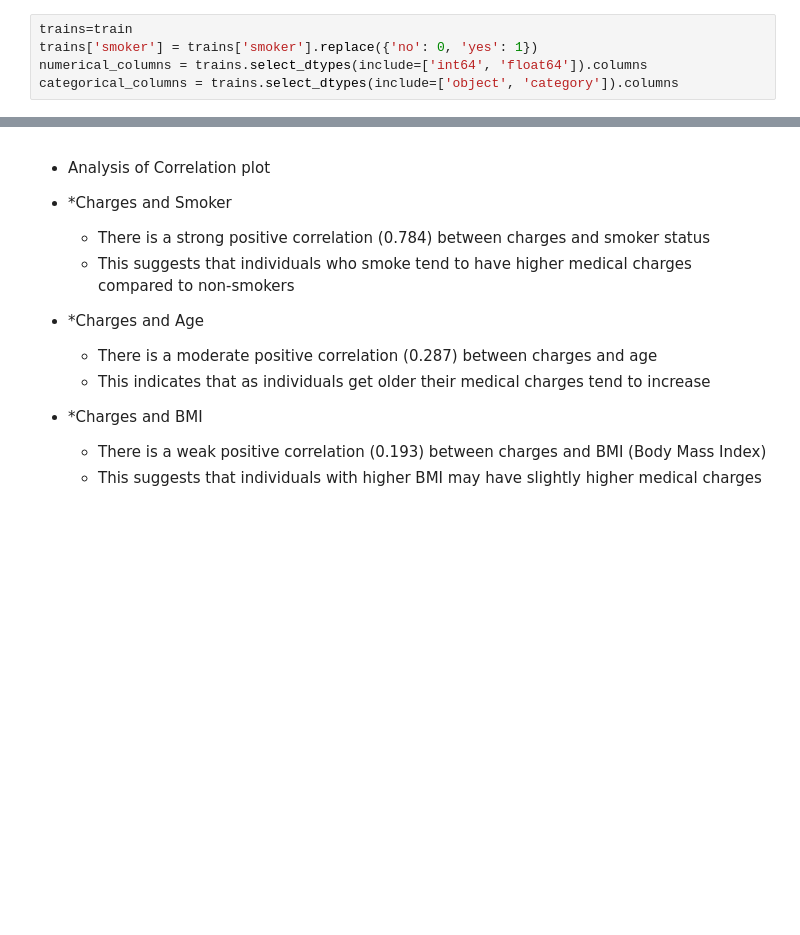
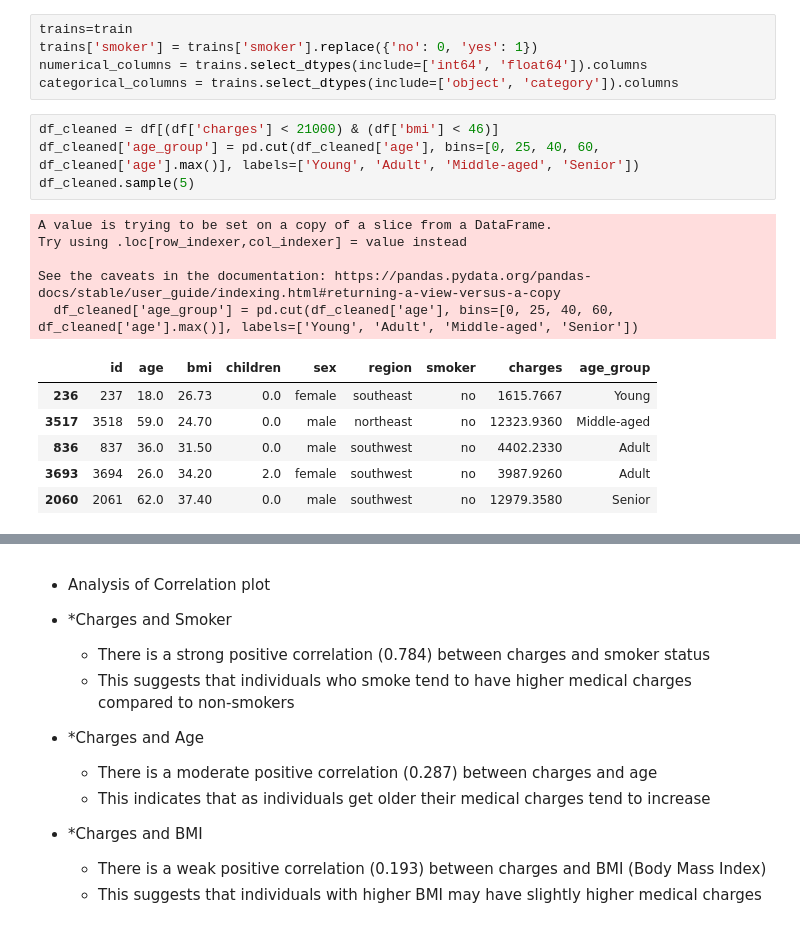
Before and after one commit to ilakiya-17/Python_Project, a Jupyter notebook: python_project.ipynb, the cells around one changed output, grey strips where cells are left out. Drawn from its saved outputs; the diff is of its cells as text; blank space fills up the shorter version.

```diff
--- a/python_project.ipynb
+++ b/python_project.ipynb
@@ -274,6 +292,22 @@ trains=train
 trains['smoker'] = trains['smoker'].replace({'no': 0, 'yes': 1})
 numerical_columns = trains.select_dtypes(include=['int64', 'float64']).columns
 categorical_columns = trains.select_dtypes(include=['object', 'category']).columns
+# %%
+df_cleaned = df[(df['charges'] < 21000) & (df['bmi'] < 46)]
+df_cleaned['age_group'] = pd.cut(df_cleaned['age'], bins=[0, 25, 40, 60, df_cleaned['age'].max()], labels=['Young', 'Adult', 'Middle-aged', 'Senior'])
+df_cleaned.sample(5)
+# %% [output]
+A value is trying to be set on a copy of a slice from a DataFrame.
+Try using .loc[row_indexer,col_indexer] = value instead
+
+See the caveats in the documentation: https://pandas.pydata.org/pandas-docs/stable/user_guide/indexing.html#returning-a-view-versus-a-copy
+  df_cleaned['age_group'] = pd.cut(df_cleaned['age'], bins=[0, 25, 40, 60, df_cleaned['age'].max()], labels=['Young', 'Adult', 'Middle-aged', 'Senior'])
+|  | id | age | bmi | children | sex | region | smoker | charges | age_group |
+| 236 | 237 | 18.0 | 26.73 | 0.0 | female | southeast | no | 1615.7667 | Young |
+| 3517 | 3518 | 59.0 | 24.70 | 0.0 | male | northeast | no | 12323.9360 | Middle-aged |
+| 836 | 837 | 36.0 | 31.50 | 0.0 | male | southwest | no | 4402.2330 | Adult |
+| 3693 | 3694 | 26.0 | 34.20 | 2.0 | female | southwest | no | 3987.9260 | Adult |
+| 2060 | 2061 | 62.0 | 37.40 | 0.0 | male | southwest | no | 12979.3580 | Senior |
 # %%
 corr_matrix = trains.corr(numeric_only=True)
 corr_matrix["charges"].sort_values(ascending=False)
```
Also changed, not shown: parts of 39 cells of this notebook.
